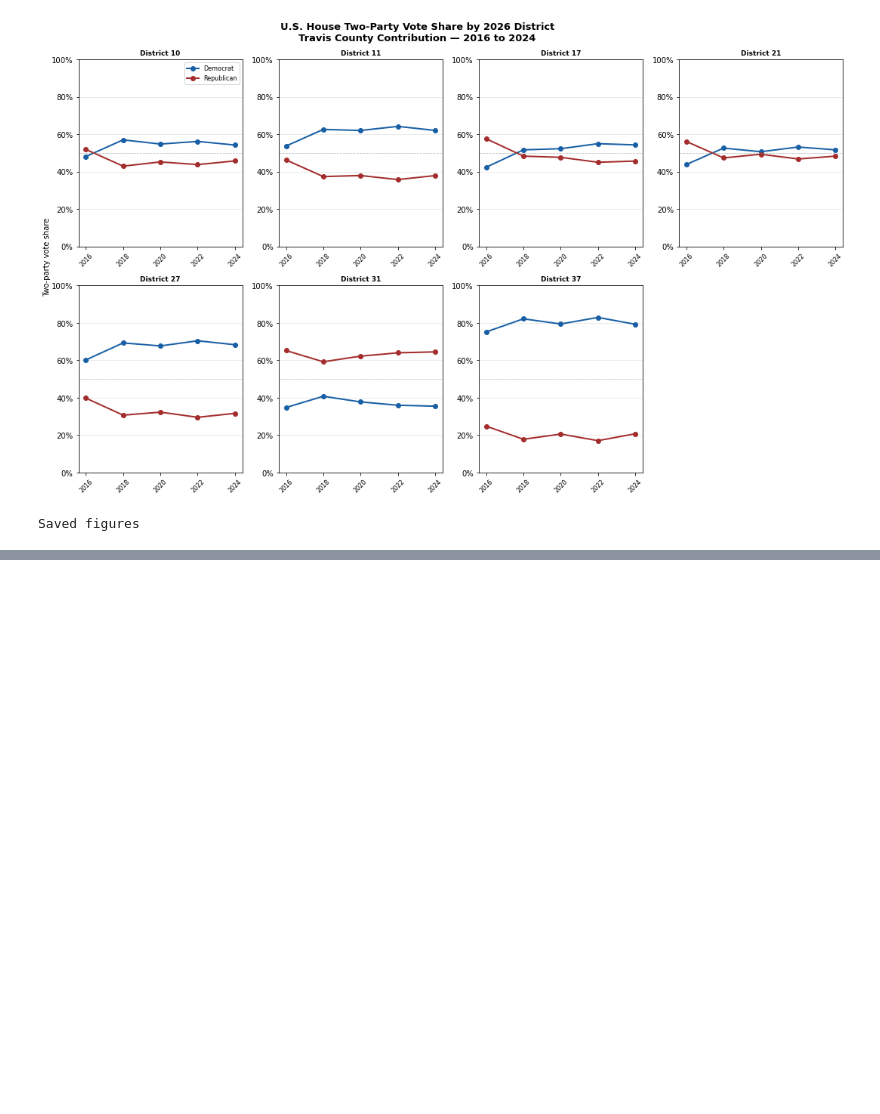
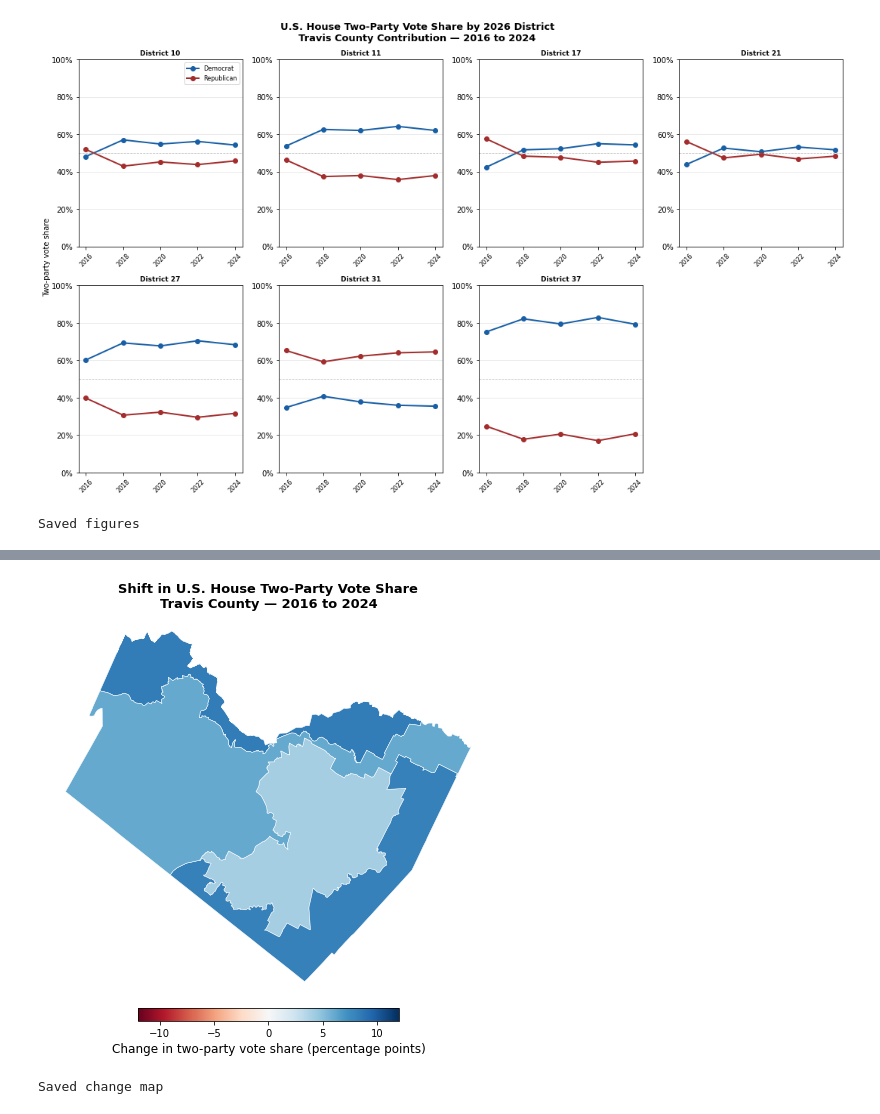
Before and after one commit to bluebonnet-data/bb-unified-election-data, a Jupyter notebook: notebooks/07_time_series_pipeline.ipynb, the cells around one changed output, grey strips where cells are left out. Saved outputs shown, nothing was run; the diff lists cells and outputs as text; code cells hidden in the pictures; blank space fills up the shorter version.

```diff
--- a/notebooks/07_time_series_pipeline.ipynb
+++ b/notebooks/07_time_series_pipeline.ipynb
@@ -586,0 +653,15 @@ Saved figures
+# %%
+# =============================================================================
+# Change map — 2016 to 2024 shift in Democrat two-party vote share
+# =============================================================================
+
+# Get 2016 and 2024 dem share
+dem_2016 = pivot_2026[pivot_2026['year'] == 2016][['new_district_id', 'dem_share']].copy()
+dem_2024 = pivot_2026[pivot_2026['year'] == 2024][['new_district_id', 'dem_share']].copy()
+
+# Calculate delta
+change = dem_2016.merge(dem_2024, on='new_district_id', suffixes=('_2016', '_2024'))
+change['delta'] = change['dem_share_2024'] - change['dem_share_2016']
+change.columns = ['District', 'dem_2016', 'dem_2024', 'delta']
+
+print(change[['District', 'dem_2016', 'dem_2024', 'delta']].round(1).to_string())
@@ -586,0 +677,34 @@ Saved figures
+# %%
+# Build change map
+districts_change = districts_clipped.merge(change, on='District', how='left')
+
+fig, ax = plt.subplots(1, 1, figsize=(8, 8))
+
+districts_change.plot(
+    column='delta',
+    ax=ax,
+    cmap='RdBu',
+    vmin=-12,
+    vmax=12,
+    legend=False,
+    edgecolor='white',
+    linewidth=0.5
+)
+
+ax.set_axis_off()
+
+# Colorbar
+sm = plt.cm.ScalarMappable(cmap='RdBu', norm=plt.Normalize(vmin=-12, vmax=12))
+sm.set_array([])
+cbar = fig.colorbar(sm, ax=ax, orientation='horizontal', fraction=0.03, pad=0.02)
+cbar.set_label('Change in two-party vote share (percentage points)', fontsize=12)
+
+plt.title('Shift in U.S. House Two-Party Vote Share\nTravis County — 2016 to 2024',
+          fontsize=13, fontweight='bold')
+
+plt.savefig(f'../docs/images/{COUNTY_SLUG}_house_change_map.png', dpi=150, bbox_inches='tight')
+plt.show()
+print("Saved change map")
+# %% [output]
+[figure, added]
+Saved change map
```
Also changed, not shown: parts of 6 cells of this notebook, 4 other files.
